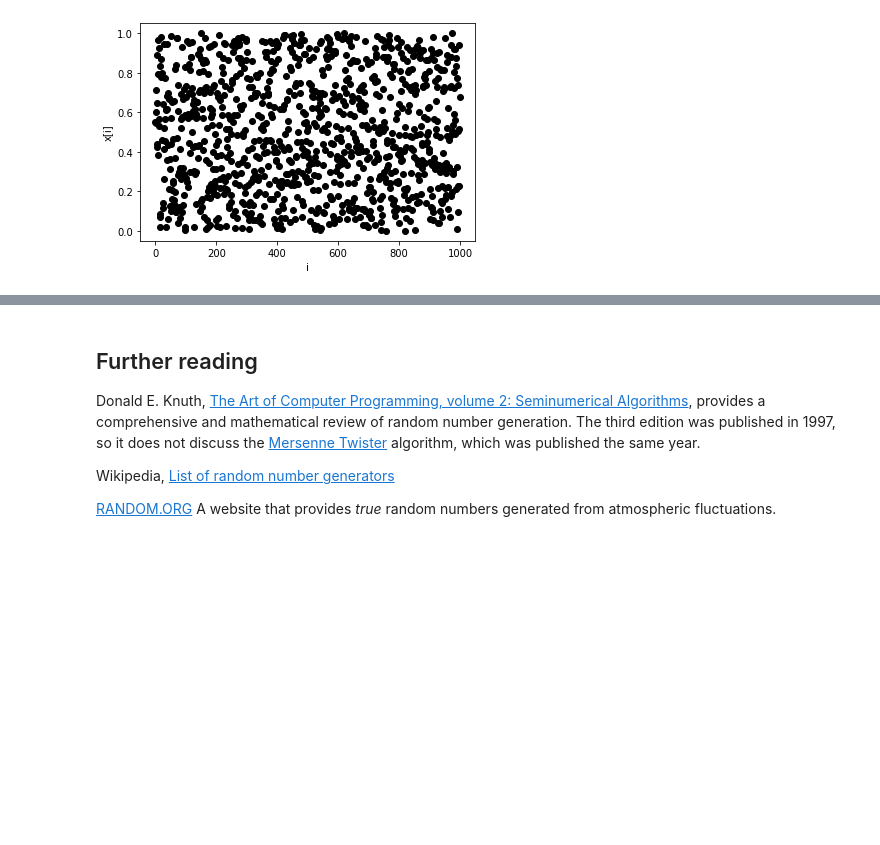
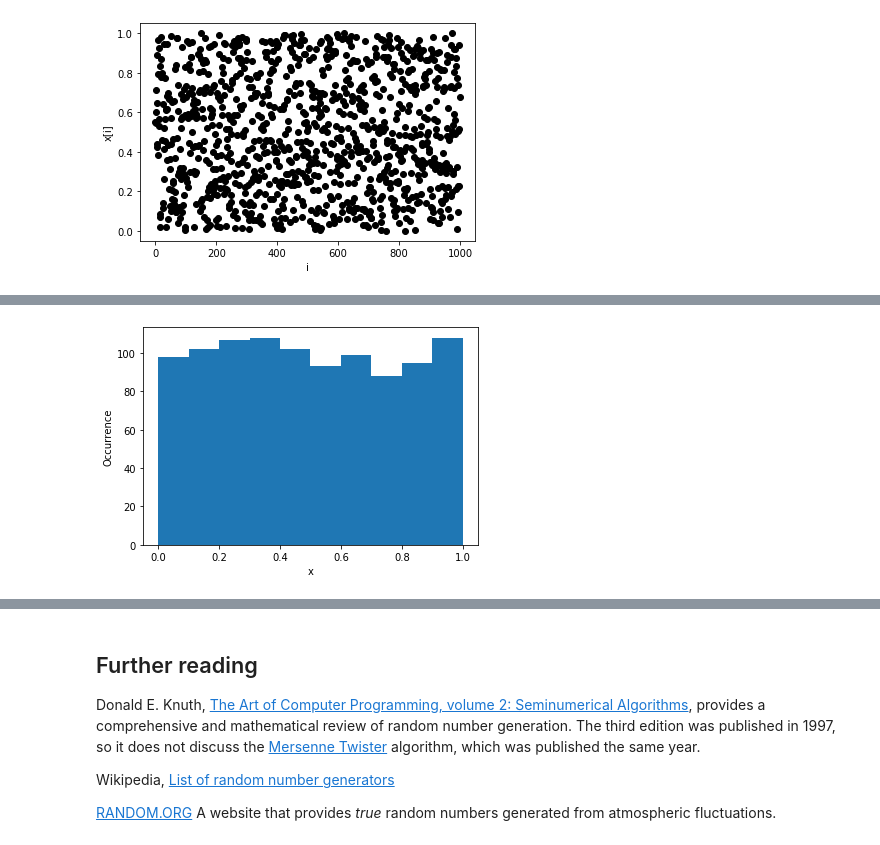
Before and after one commit to jsdodge/data-analysis-python, a Jupyter notebook: notebooks/1.0-Random-numbers.ipynb, the cells around one changed output, grey strips where cells are left out. Cells and saved outputs as stored; diff of their text form; code cells hidden in the pictures; blank space fills up the shorter version.

```diff
--- a/notebooks/1.0-Random-numbers.ipynb
+++ b/notebooks/1.0-Random-numbers.ipynb
@@ -255,0 +305,11 @@ plt.ylabel('Occurrence');
+# %%
+N = 1000
+random.seed(0)
+x = random.rand(N)
+edges = np.arange(0.0,1.05,0.1)
+
+plt.hist(x, bins=edges)
+plt.xlabel('x')
+plt.ylabel('Occurrence');
+# %% [output]
+[figure, added]
```
Also changed, not shown: parts of 37 cells of this notebook, 1 other file.
